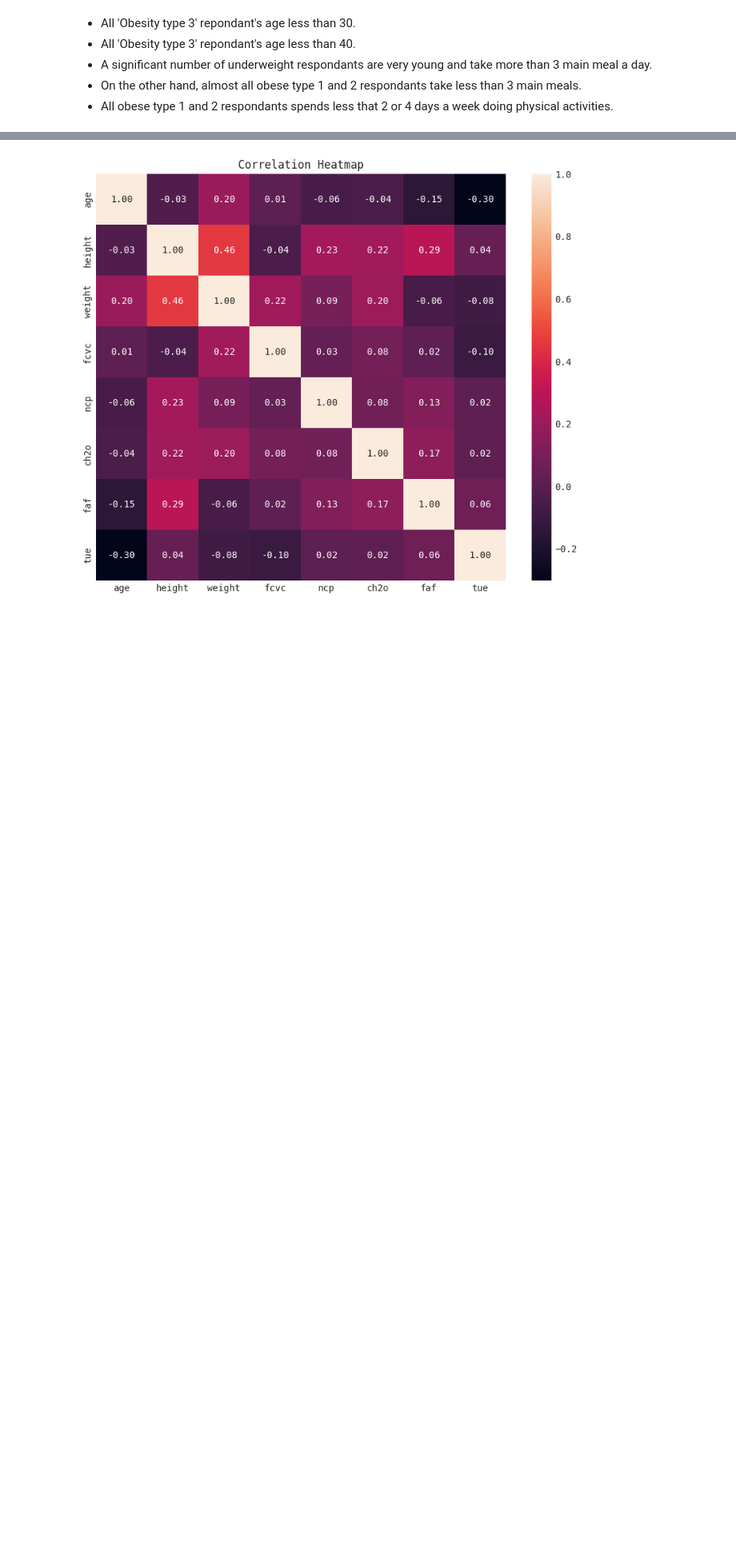
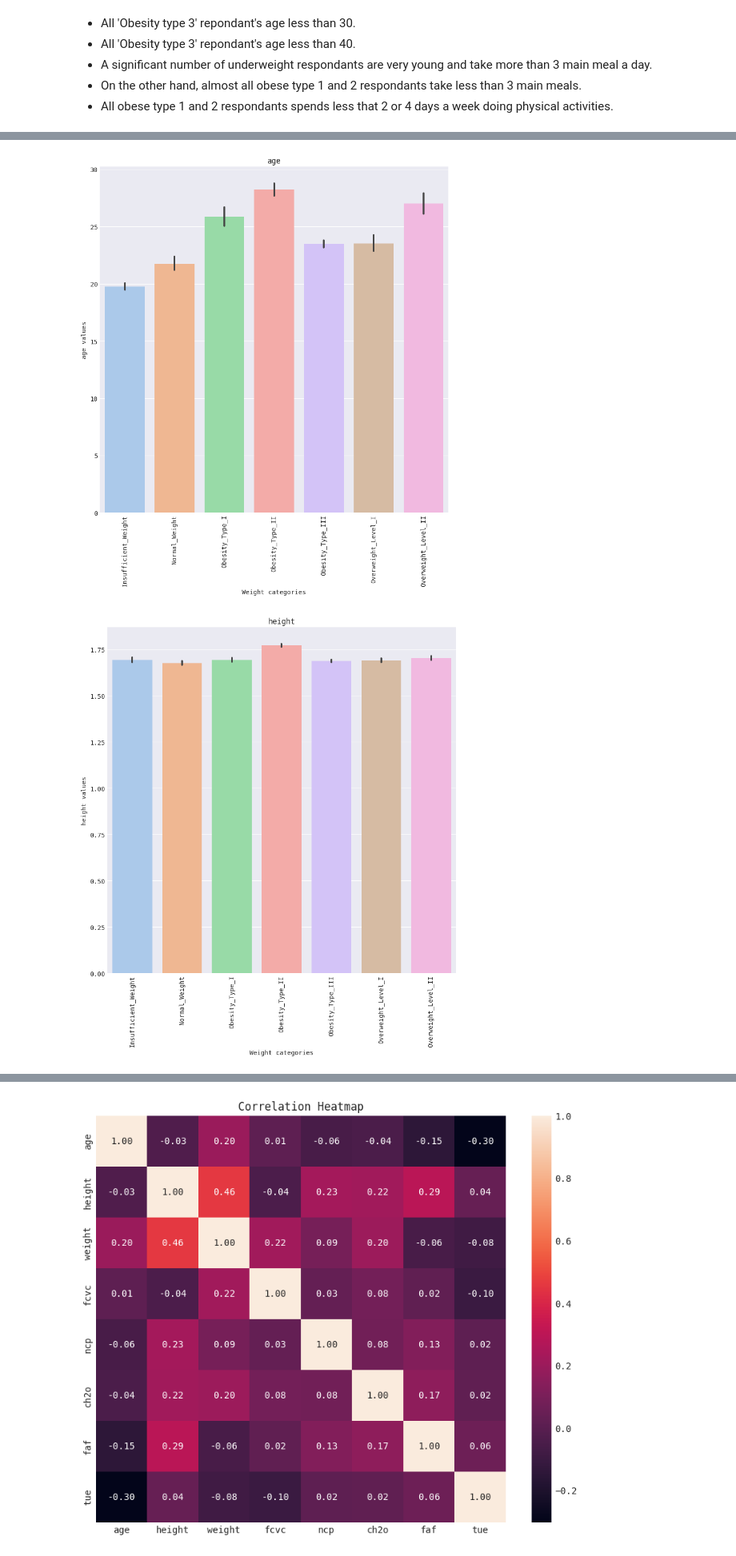
Before and after one commit to helloitsurdvq/ObesityLevelClassification, a Jupyter notebook: src/eda.ipynb, the cells around one changed output, grey strips where cells are left out. Shown at 80% size. Saved outputs shown, nothing was run; the diff lists cells and outputs as text; code cells hidden in the pictures; blank space fills up the shorter version.

```diff
--- a/src/eda.ipynb
+++ b/src/eda.ipynb
@@ -425,0 +464,13 @@ plt.show()
+# %%
+for col in numerical_cols:
+    plt.figure(figsize=(10,10))
+    sns.barplot(x='nobeyesdad', y=col, data=df, palette='pastel')
+    plt.xticks(rotation=90)
+    plt.xlabel('Weight categories')
+    plt.ylabel(f'{col} values')
+    plt.title(f'{col}')
+
+plt.show()
+# %% [output]
+[figure, added]
+[figure, added]
```
Also changed, not shown: parts of 11 cells of this notebook, 1 other file.
